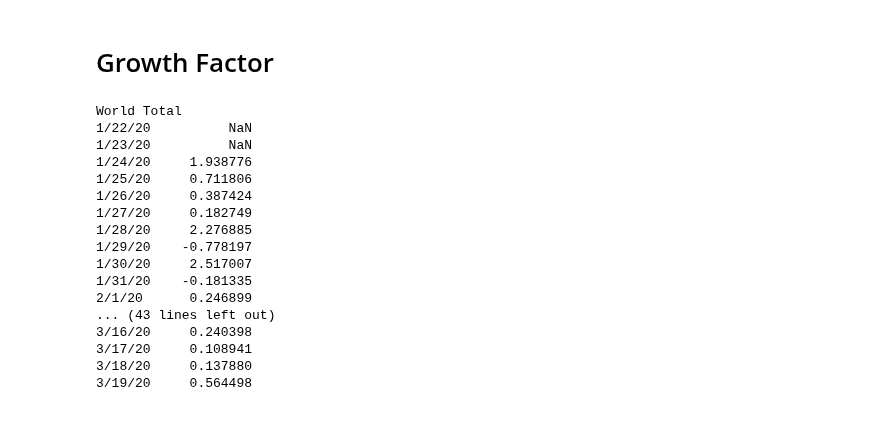
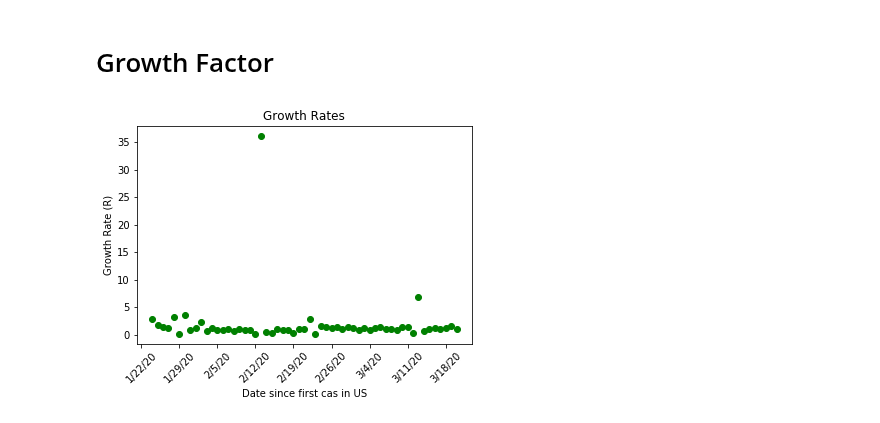
Before and after one commit to DrewRichard7/COVID19, a Jupyter notebook: scratch.ipynb, the cells around one changed output. Drawn from its saved outputs; the diff is of its cells as text; code cells hidden in the pictures.

```diff
--- a/scratch.ipynb
+++ b/scratch.ipynb
@@ -115,42 +115,35 @@ plt.show()
 # %%
 import pandas as pd
 import numpy as np
 from matplotlib import pyplot as plt
 
 try:
     confirmed_df = pd.read_csv(
         'COVID-19/csse_covid_19_data/csse_covid_19_time_series/time_series_19-covid-Confirmed.csv')
 except IOError:
     print("Dataset not available, please clone repo listed in README")
     exit()
 
 # Dropping all columns except dates
 df_world = confirmed_df.drop(columns=['Province/State', 'Country/Region', 'Lat', 'Long'])
 
 # summing data for each date
 world_column_totals = df_world.sum()
 
 #creating a new pandas DataFrame with World totals
 world_frame = {'World Total':world_column_totals}
 df_world = pd.DataFrame(world_frame)
-df_world_diff = df_world.diff()
-df_world_quo = df_world_diff.pct_change()
-print(df_world_quo)
+df_world['diff'] = df_world['World Total'].diff()
+df_world['shift'] = df_world['diff'].shift(1)
+df_world['R'] = df_world['diff']/df_world['shift']
+average_growth_rate = np.nanmean(df_world['R'])
+# print(average_growth_rate)
+fig = plt.figure()
+plt.title('Growth Rates')
+plt.xticks(np.arange(0,len(df_world),step=7), rotation=45)
+plt.xlabel('Date since first cas in US')
+plt.ylabel('Growth Rate (R)')
+plt.plot(df_world['R'], 'go')
+plt.show()
 # %% [output]
-World Total
-1/22/20          NaN
-1/23/20          NaN
-1/24/20     1.938776
-1/25/20     0.711806
-1/26/20     0.387424
-1/27/20     0.182749
-1/28/20     2.276885
-1/29/20    -0.778197
-1/30/20     2.517007
-1/31/20    -0.181335
-2/1/20      0.246899
-... (43 lines left out)
-3/16/20     0.240398
-3/17/20     0.108941
-3/18/20     0.137880
-3/19/20     0.564498
+[figure, added]
```
Also changed, not shown: 1 other file.
